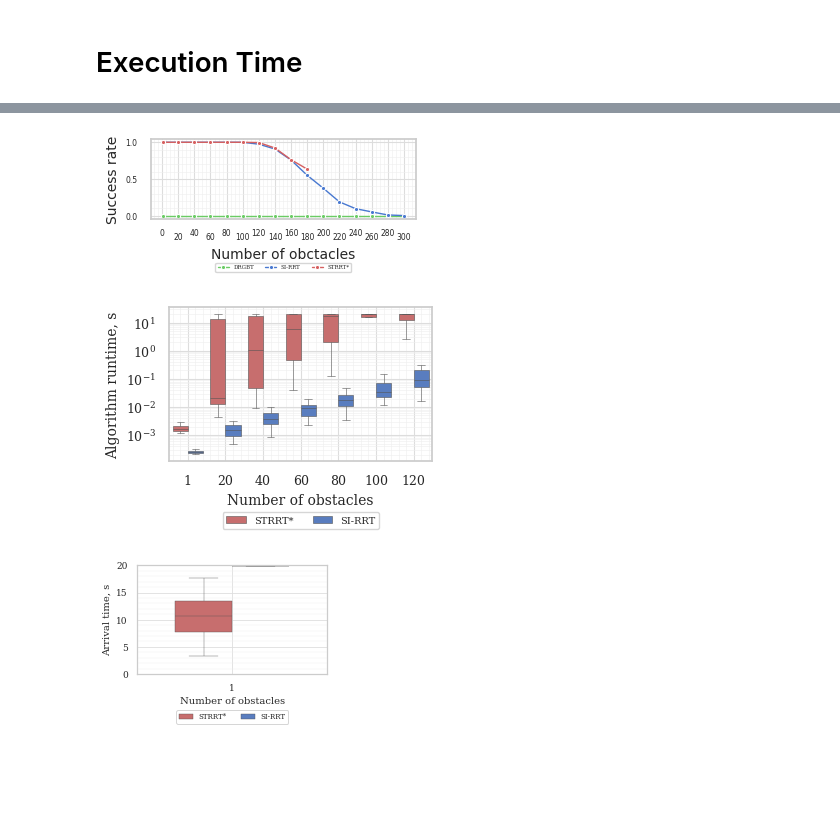
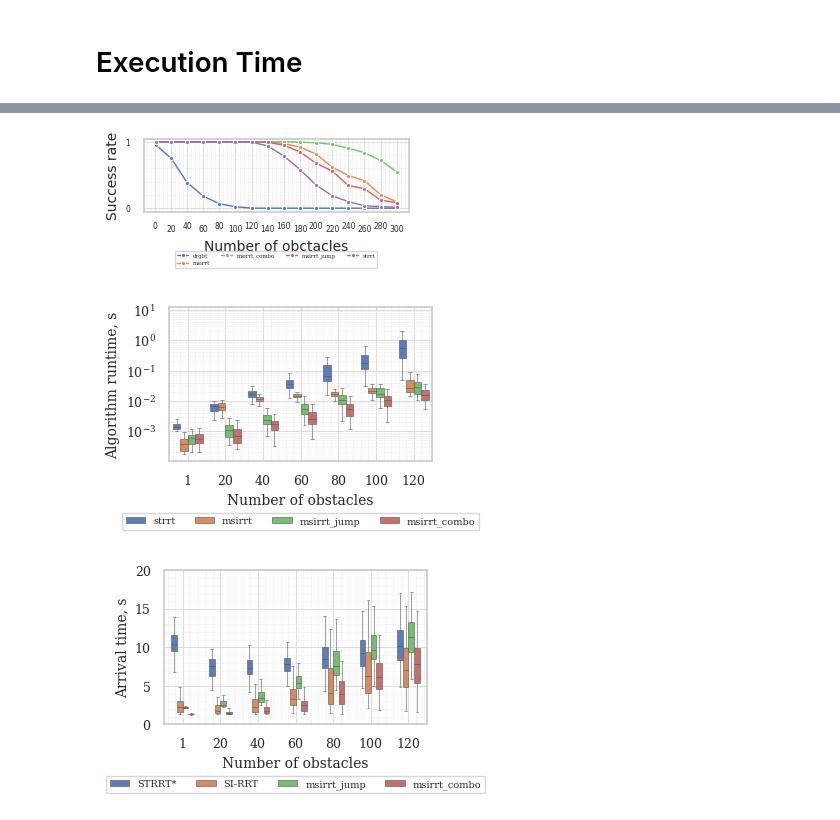
Before and after one commit to PathPlanning/ManipulationPlanning-SI-RRT, a Jupyter notebook: mass_test/final_analysis.ipynb, the cells around one changed output, grey strips where cells are left out. Saved outputs shown, nothing was run; the diff lists cells and outputs as text; code cells hidden in the pictures; blank space fills up the shorter version.

```diff
--- a/mass_test/final_analysis.ipynb
+++ b/mass_test/final_analysis.ipynb
@@ -166,0 +164,9 @@ execution_time_stats = pd.DataFrame(execution_time_stats1)
+# %%
+pathes = []
+for challenge in stats:
+    if challenge[:3].isnumeric():
+        for test in stats[challenge]:
+            if 'msirrt' in stats[challenge][test]:
+                for msirrt_result in stats[challenge][test]['msirrt']:
+                    if msirrt_result['final_planner_data']['has_result']:
+                        pathes.append(msirrt_result['final_planner_data']['final_path'])
@@ -180,7 +202,7 @@ for challenge in stats:
 
 
     for test in stats[challenge]:
-        for planner_type in ['strrt','msirrt','drgbt']:
+        for planner_type in ['strrt','msirrt','drgbt','msirrt_jump','msirrt_combo']:
             if planner_type in stats[challenge][test]:
                 execution_time_stats1["test"].append(int(challenge[:challenge.find('_')]))
                 execution_time_stats1["algorithm_solving_time"].append(np.mean(np.array([x['algorithm_solving_time_ns']/10**9 for x in stats[challenge][test][planner_type]])))
@@ -198,7 +220,7 @@ for challenge in stats:
                 execution_time_stats1["has_result"].append(False)
                 execution_time_stats1["arrival_time"].append(-1)
             # else:
-                # assert(False)
+            #     assert(False)
 
 execution_time_stats = pd.DataFrame(execution_time_stats1)
 # %%
@@ -247,16 +269,16 @@ success_rate = execution_time_stats.groupby(["test","planner_type"]).mean()
 pl = sns.lineplot(x="test", y="has_result",
              hue="planner_type",
              data=success_rate,marker="o", dashes=False, ax = ax,
-             palette=[sns.color_palette("muted")[2],sns.color_palette("muted")[0],sns.color_palette("muted")[3]],
+            #  palette=[sns.color_palette("muted")[2],sns.color_palette("muted")[0],sns.color_palette("muted")[3]],
              legend=True)
 # pl.get_legend().remove()
 
 new_title = ''
 pl.legend_.set_title(new_title)
 # replace labels
-new_labels = ['DRGBT','SI-RRT','STRRT*']
-for t, l in zip(pl.legend_.texts, new_labels):
-    t.set_text(l)
+# new_labels = ['DRGBT','SI-RRT','STRRT*']
+# for t, l in zip(pl.legend_.texts, new_labels):
+    # t.set_text(l)
 
 
 sns.move_legend(ax, ncol=4, bbox_to_anchor=(0.5, -0.5), loc="upper center")
@@ -283,7 +305,7 @@ plt.savefig("success_rate.pdf", format="pdf", bbox_inches="tight")
 # pl.set_ylim(0,1.1)
 plt.show()
 # %% [output]
-[figure, old version]
+[figure, new version]
 # %%
 import pandas as pd
 import seaborn as sns
@@ -316,46 +338,46 @@ pl = sns.boxplot(
     x="test", y="algorithm_solving_time",
     hue="planner_type", data=execution_time_stats.loc[
         (execution_time_stats['test'] <= 120) &
-        (execution_time_stats['planner_type'].isin(['strrt', 'msirrt']))
+        (execution_time_stats['planner_type'].isin(['strrt', 'msirrt','msirrt_jump','msirrt_combo',]))
     ],
     ax=ax,
-    palette=[sns.color_palette("muted")[3],sns.color_palette("muted")[0]],
+    # palette=[sns.color_palette("muted")[3],sns.color_palette("muted")[0]],
     linewidth=0.4
 )
 
 # Adjust the plot labels
 new_title = ''
 pl.legend_.set_title(new_title)
 # replace labels
-new_labels = ['STRRT*','SI-RRT']
-for t, l in zip(pl.legend_.texts, new_labels):
-    t.set_text(l)
+# new_labels = ['STRRT*','SI-RRT']
+# for t, l in zip(pl.legend_.texts, new_labels):
+#     t.set_text(l)
 
 
 sns.move_legend(ax, ncol=4, bbox_to_anchor=(0.5, -0.3), loc="upper center")
 
 pl.set_yscale('log')
 
 pl.set_xlabel("Number of obstacles")
 pl.set_ylabel("Algorithm runtime, s")
 
 # Enable minor ticks
 pl.minorticks_on()
 
 # Customize the grid
 pl.grid(which='major', color='#DDDDDD', linewidth=0.8)
 pl.grid(which='minor', color='#EEEEEE', linewidth=0.4)
 # raw_adc_ax.yaxis.set_minor_formatter(FormatStrFormatter("%3d"))
 # Stagger the x-axis labels for readability
 # for i, label in enumerate(ax.get_xticklabels()):
 #     label.set_y(0.05 if i % 2 == 0 else 0)
 
 # Save and display the plot
 # plt.tight_layout()
 plt.savefig("algo_time.pdf", format="pdf", bbox_inches="tight")
 plt.show()
 # %% [output]
-[figure, old version]
+[figure, new version]
 # %%
 import pandas as pd
 import seaborn as sns
@@ -388,10 +410,10 @@ pl = sns.boxplot(
     x="test", y="arrival_time",
     hue="planner_type", data=execution_time_stats.loc[
         (execution_time_stats['test'] <= 120) &
-        (execution_time_stats['planner_type'].isin(['strrt', 'msirrt']))
+        (execution_time_stats['planner_type'].isin(['strrt', 'msirrt','msirrt_jump','msirrt_combo']))
     ],
     ax=ax,
-    palette=[sns.color_palette("muted")[3],sns.color_palette("muted")[0]],
+    # palette=[sns.color_palette("muted")[3],sns.color_palette("muted")[0]],
     linewidth=0.4,
     width=0.6
 )
@@ -428,4 +450,4 @@ pl.grid(which='minor', color='#EEEEEE', linewidth=0.4)
 plt.savefig("arrive_time.pdf", format="pdf", bbox_inches="tight")
 plt.show()
 # %% [output]
-[figure, old version]
+[figure, new version]
```
Also changed, not shown: parts of 5 cells of this notebook, 16 other files.
